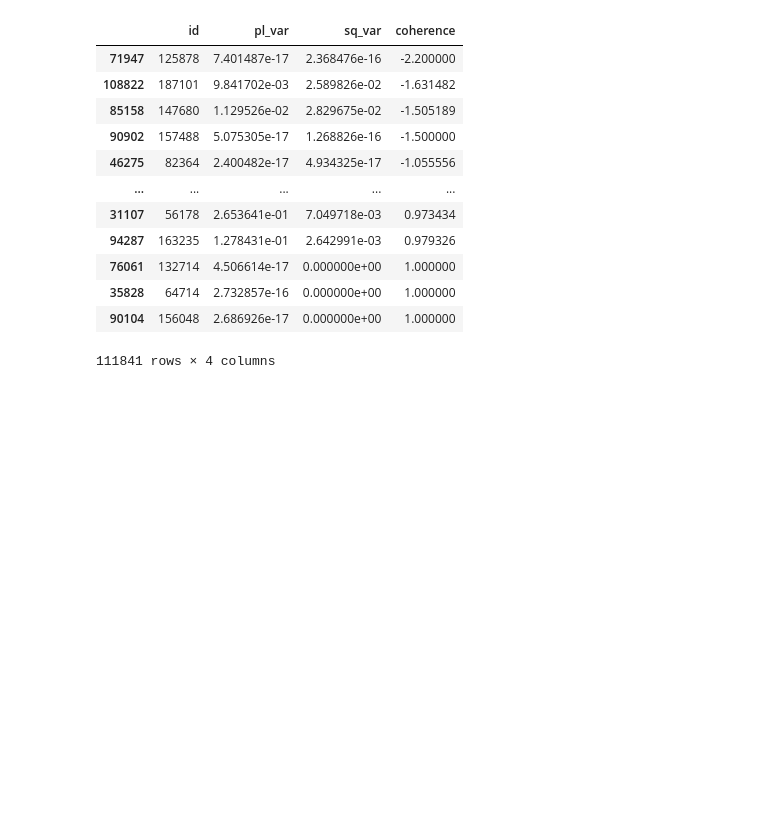
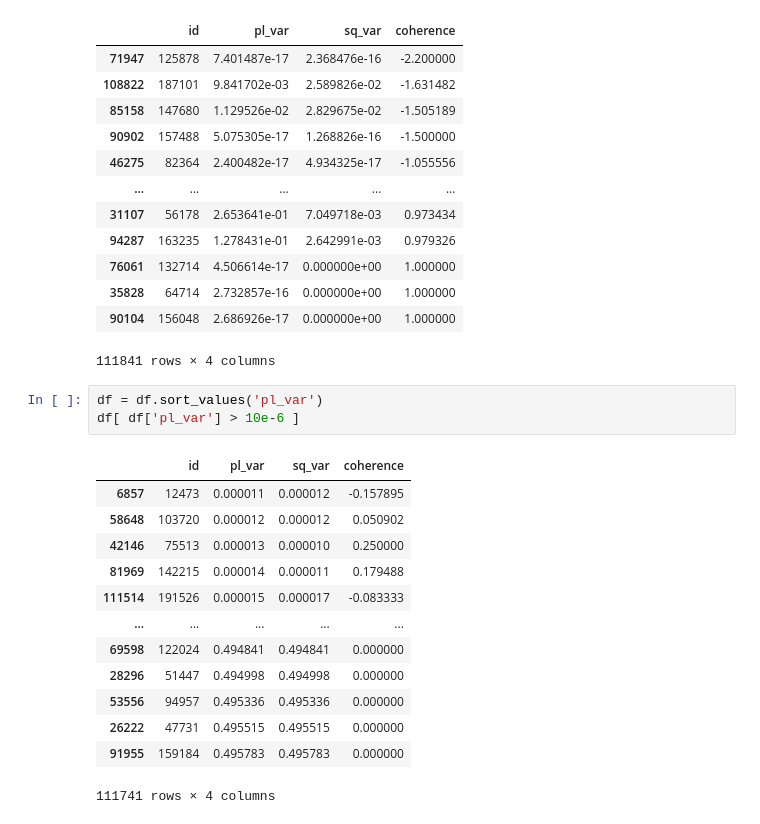
Before and after one commit to tamaki12345/master_exp, a Jupyter notebook: coherence/exp.ipynb, the cells around one changed output. Drawn from its saved outputs; the diff is of its cells as text; blank space fills up the shorter version.

```diff
--- a/coherence/exp.ipynb
+++ b/coherence/exp.ipynb
@@ -880,3 +880,20 @@ df.sort_values('coherence')
 | 35828 | 64714 | 2.732857e-16 | 0.000000e+00 | 1.000000 |
 | 90104 | 156048 | 2.686926e-17 | 0.000000e+00 | 1.000000 |
 111841 rows × 4 columns
+# %%
+df = df.sort_values('pl_var')
+df[ df['pl_var'] > 10e-6 ]
+# %% [output]
+|  | id | pl_var | sq_var | coherence |
+| 6857 | 12473 | 0.000011 | 0.000012 | -0.157895 |
+| 58648 | 103720 | 0.000012 | 0.000012 | 0.050902 |
+| 42146 | 75513 | 0.000013 | 0.000010 | 0.250000 |
+| 81969 | 142215 | 0.000014 | 0.000011 | 0.179488 |
+| 111514 | 191526 | 0.000015 | 0.000017 | -0.083333 |
+| ... | ... | ... | ... | ... |
+| 69598 | 122024 | 0.494841 | 0.494841 | 0.000000 |
+| 28296 | 51447 | 0.494998 | 0.494998 | 0.000000 |
+| 53556 | 94957 | 0.495336 | 0.495336 | 0.000000 |
+| 26222 | 47731 | 0.495515 | 0.495515 | 0.000000 |
+| 91955 | 159184 | 0.495783 | 0.495783 | 0.000000 |
+111741 rows × 4 columns
```
Also changed, not shown: 6 other files.
